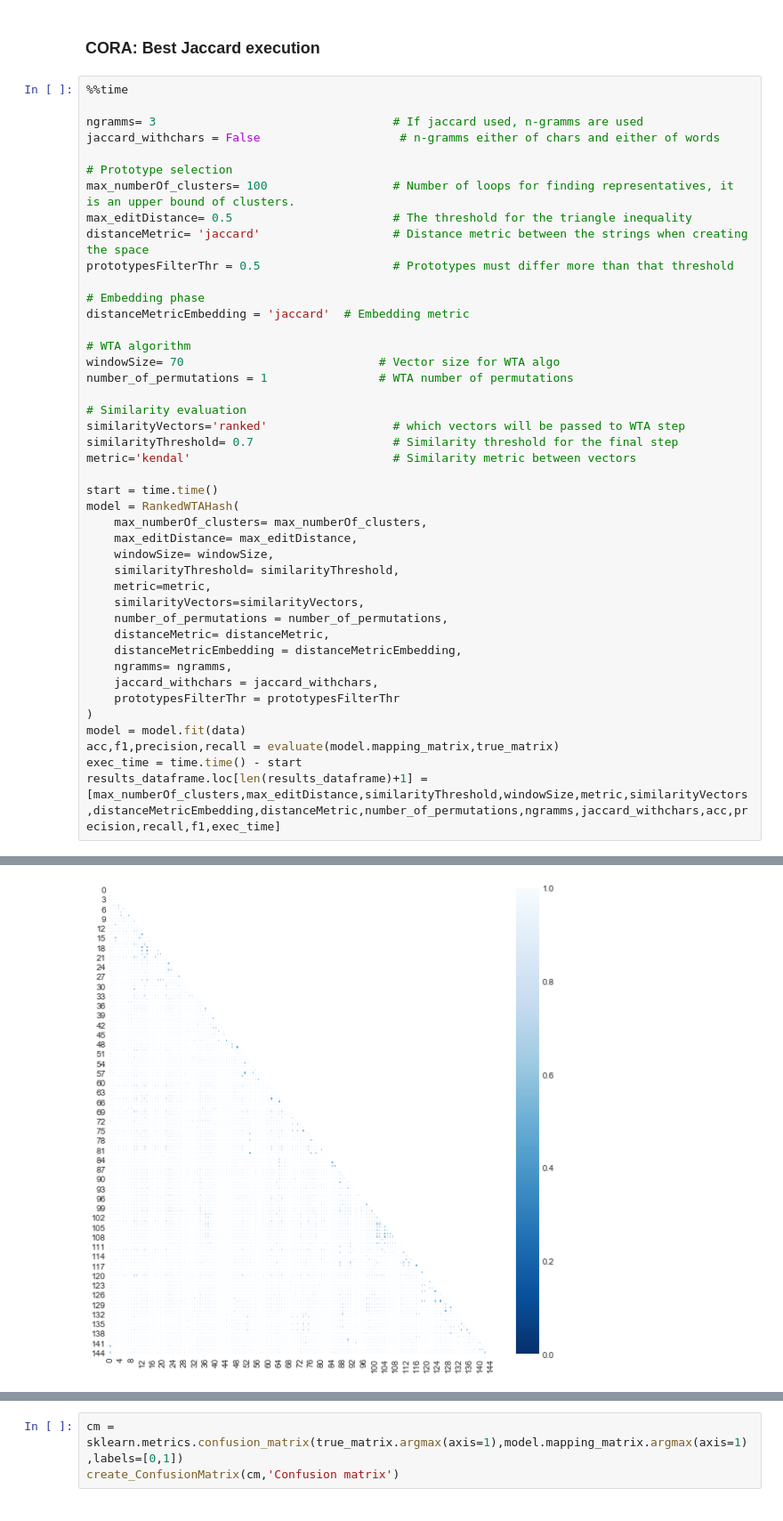
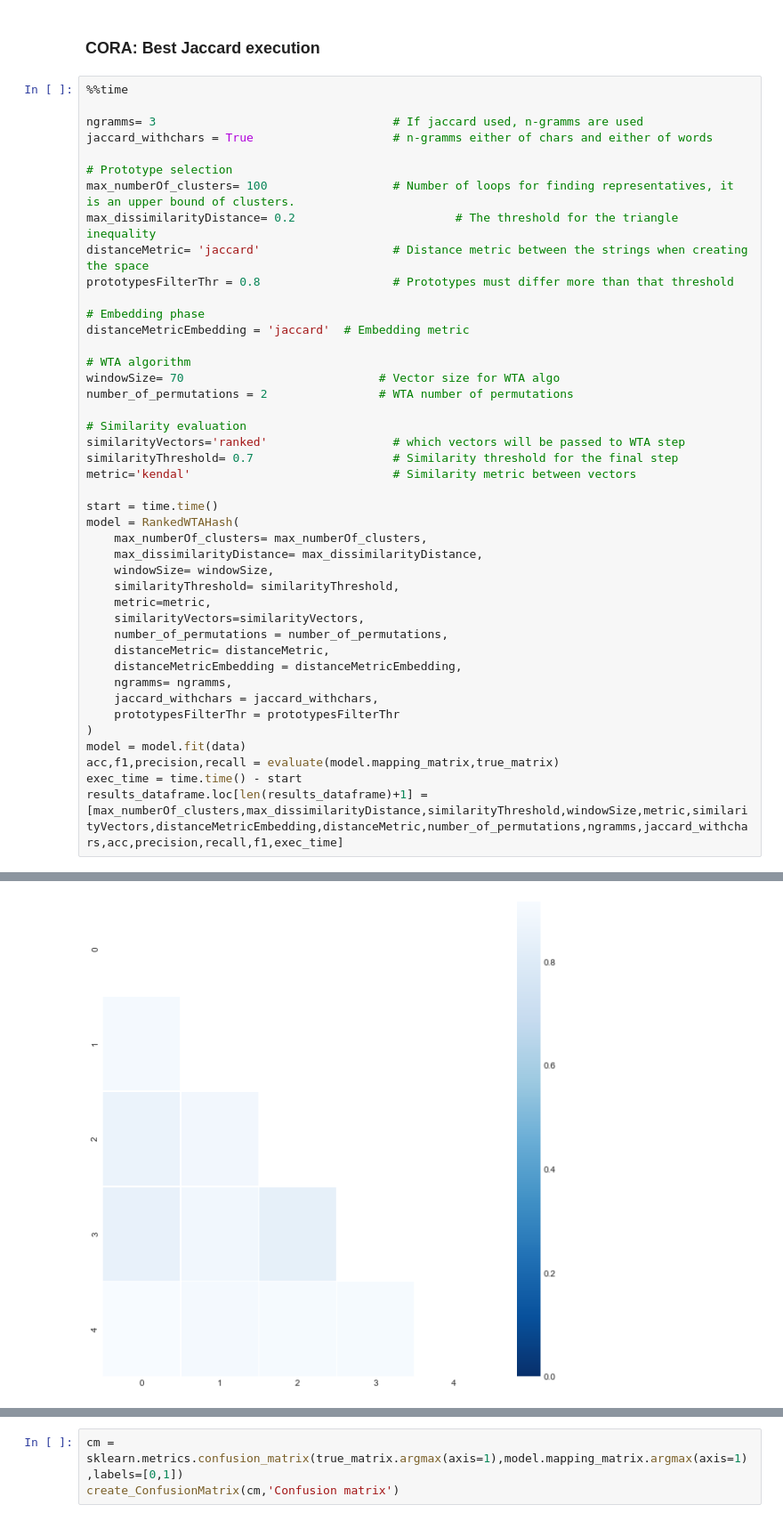
Before and after one commit to Nikoletos-K/WinnER, a Jupyter notebook: EntireDatasetJupyter-Current.ipynb, the cells around one changed output, grey strips where cells are left out. Shown at 89% size. Cells and saved outputs as stored; diff of their text form.

```diff
--- a/EntireDatasetJupyter-Current.ipynb
+++ b/EntireDatasetJupyter-Current.ipynb
@@ -1068,20 +1162,20 @@ results_dataframe = pd.DataFrame(columns=['max_numberOf_clusters','max_editDista
 %%time
 
 ngramms= 3                                  # If jaccard used, n-gramms are used
-jaccard_withchars = False                    # n-gramms either of chars and either of words
+jaccard_withchars = True                    # n-gramms either of chars and either of words
 
 # Prototype selection
 max_numberOf_clusters= 100                  # Νumber of loops for finding representatives, it is an upper bound of clusters.
-max_editDistance= 0.5                       # The threshold for the triangle inequality
+max_dissimilarityDistance= 0.2                       # The threshold for the triangle inequality
 distanceMetric= 'jaccard'                   # Distance metric between the strings when creating the space
-prototypesFilterThr = 0.5                   # Prototypes must differ more than that threshold
+prototypesFilterThr = 0.8                   # Prototypes must differ more than that threshold
 
 # Embedding phase
 distanceMetricEmbedding = 'jaccard'  # Embedding metric
 
 # WTA algorithm
 windowSize= 70                            # Vector size for WTA algo
-number_of_permutations = 1                # WTA number of permutations
+number_of_permutations = 2                # WTA number of permutations
 
 # Similarity evaluation
 similarityVectors='ranked'                  # which vectors will be passed to WTA step
@@ -1091,7 +1185,7 @@ metric='kendal'                             # Similarity metric between vectors
 start = time.time()
 model = RankedWTAHash(
     max_numberOf_clusters= max_numberOf_clusters,
-    max_editDistance= max_editDistance,
+    max_dissimilarityDistance= max_dissimilarityDistance,
     windowSize= windowSize,
     similarityThreshold= similarityThreshold,
     metric=metric,
@@ -1106,7 +1200,7 @@ model = RankedWTAHash(
 model = model.fit(data)
 acc,f1,precision,recall = evaluate(model.mapping_matrix,true_matrix)
 exec_time = time.time() - start
-results_dataframe.loc[len(results_dataframe)+1] = [max_numberOf_clusters,max_editDistance,similarityThreshold,windowSize,metric,similarityVectors,distanceMetricEmbedding,distanceMetric,number_of_permutations,ngramms,jaccard_withchars,acc,precision,recall,f1,exec_time]
+results_dataframe.loc[len(results_dataframe)+1] = [max_numberOf_clusters,max_dissimilarityDistance,similarityThreshold,windowSize,metric,similarityVectors,distanceMetricEmbedding,distanceMetric,number_of_permutations,ngramms,jaccard_withchars,acc,precision,recall,f1,exec_time]
 # %% [output]
 #####################################################################
 #     .~ RankedWTAHash with Vantage embeddings starts training ~.   #
@@ -1128 +1222 @@ results_dataframe.loc[len(results_dataframe)+1] = [max_numberOf_clusters,max_edi
-[figure, old version]
+[figure, new version]
```
Also changed, not shown: parts of 20 cells of this notebook.
